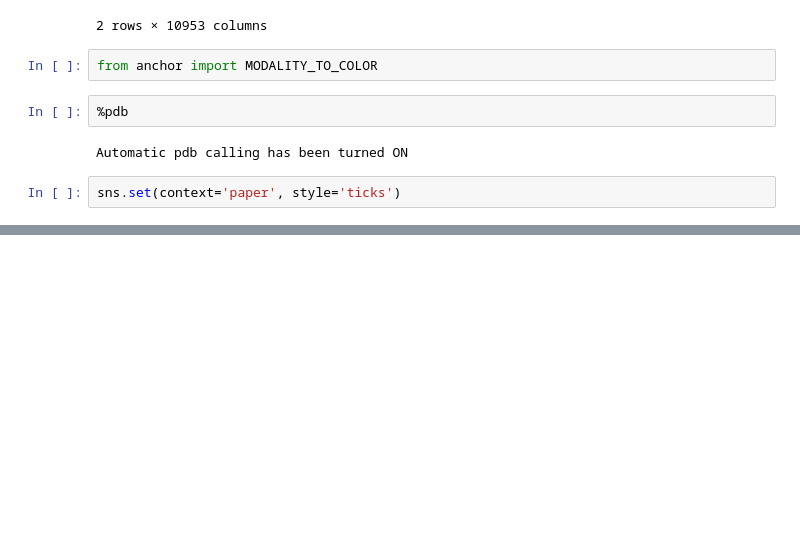
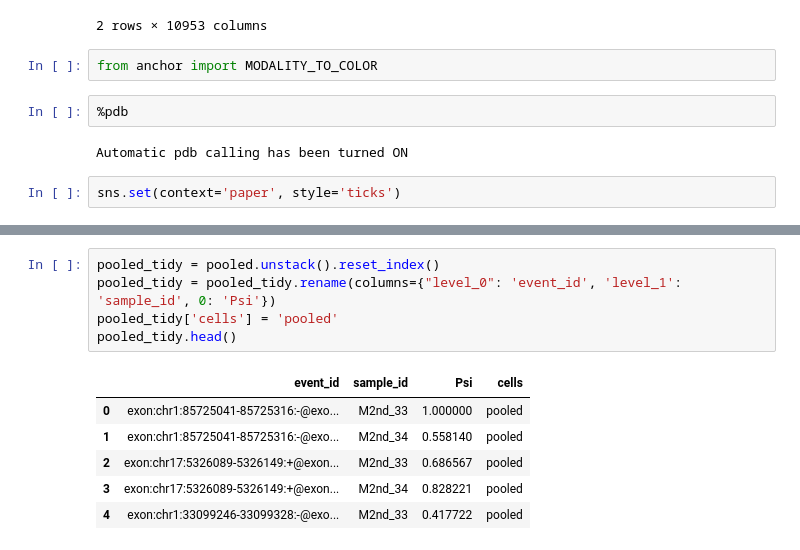
Before and after one commit to YeoLab/singlecell_pnm, a Jupyter notebook: 2._Figure_2/007_lavalamp_modalities.ipynb, the cells around one changed output, grey strips where cells are left out. Drawn from its saved outputs; the diff is of its cells as text; blank space fills up the shorter version.

```diff
--- a/2._Figure_2/007_lavalamp_modalities.ipynb
+++ b/2._Figure_2/007_lavalamp_modalities.ipynb
@@ -128,3 +128,15 @@ for modality, df in modalities.groupby('modality'):
 [figure]
 [figure]
 [figure]
+# %%
+pooled_tidy = pooled.unstack().reset_index()
+pooled_tidy = pooled_tidy.rename(columns={"level_0": 'event_id', 'level_1': 'sample_id', 0: 'Psi'})
+pooled_tidy['cells'] = 'pooled'
+pooled_tidy.head()
+# %% [output]
+|  | event_id | sample_id | Psi | cells |
+| 0 | exon:chr1:85725041-85725316:-@exo... | M2nd_33 | 1.000000 | pooled |
+| 1 | exon:chr1:85725041-85725316:-@exo... | M2nd_34 | 0.558140 | pooled |
+| 2 | exon:chr17:5326089-5326149:+@exon... | M2nd_33 | 0.686567 | pooled |
+| 3 | exon:chr17:5326089-5326149:+@exon... | M2nd_34 | 0.828221 | pooled |
+| 4 | exon:chr1:33099246-33099328:-@exo... | M2nd_33 | 0.417722 | pooled |
```
Also changed, not shown: parts of 7 cells of this notebook, 16 other files.
